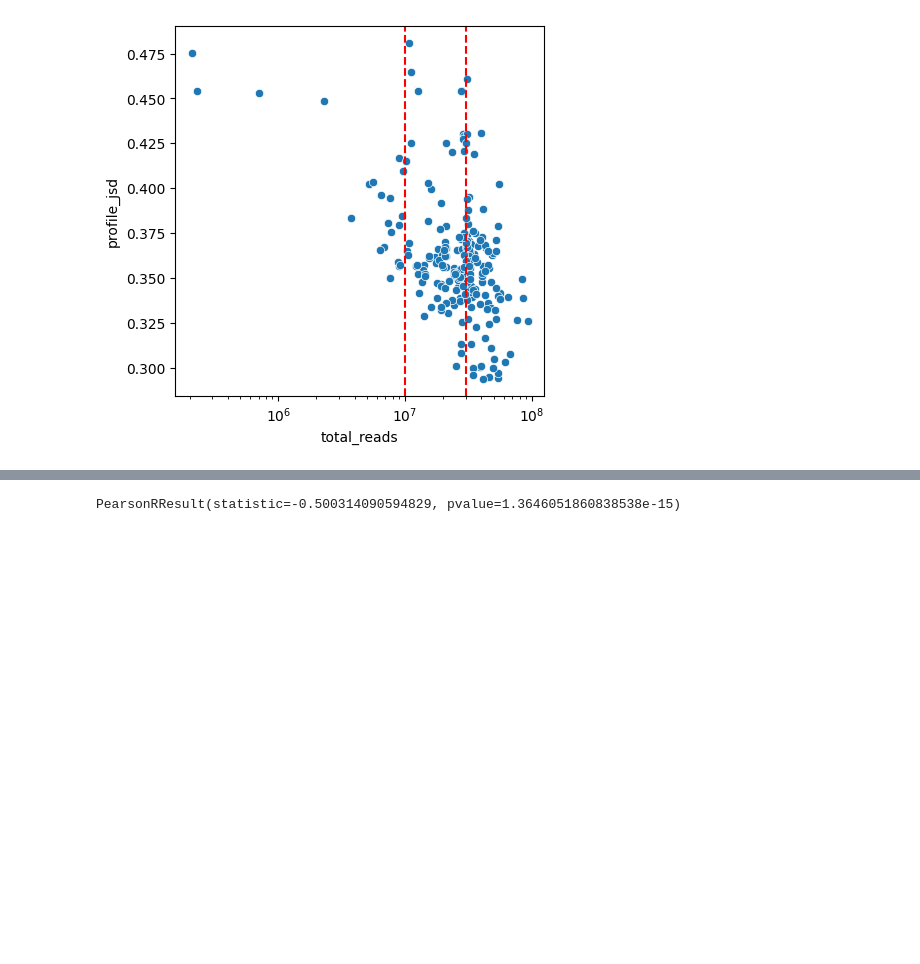
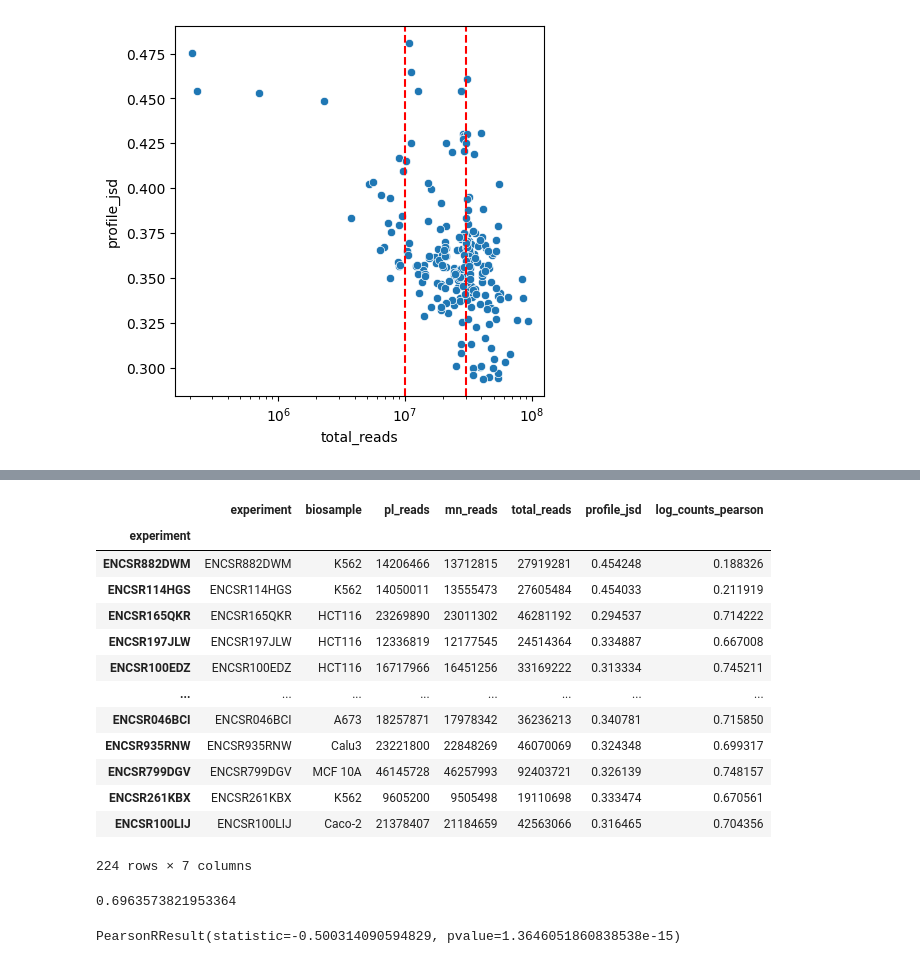
Before and after one commit to kundajelab/procap-atlas, a Jupyter notebook: plots/performance_to_read_depth.ipynb, the cells around one changed output, grey strips where cells are left out. Saved outputs shown, nothing was run; the diff lists cells and outputs as text; code cells hidden in the pictures; blank space fills up the shorter version.

```diff
--- a/plots/performance_to_read_depth.ipynb
+++ b/plots/performance_to_read_depth.ipynb
@@ -77,3 +81,24 @@ ax.axvline(3e7, color="red", linestyle="dashed")
+# %%
+reads
+# %% [output]
+|  | experiment | biosample | pl_reads | mn_reads | total_reads | profile_jsd | log_counts_pearson |
+| experiment |  |  |  |  |  |  |  |
+| ENCSR882DWM | ENCSR882DWM | K562 | 14206466 | 13712815 | 27919281 | 0.454248 | 0.188326 |
+| ENCSR114HGS | ENCSR114HGS | K562 | 14050011 | 13555473 | 27605484 | 0.454033 | 0.211919 |
+| ENCSR165QKR | ENCSR165QKR | HCT116 | 23269890 | 23011302 | 46281192 | 0.294537 | 0.714222 |
+| ENCSR197JLW | ENCSR197JLW | HCT116 | 12336819 | 12177545 | 24514364 | 0.334887 | 0.667008 |
+| ENCSR100EDZ | ENCSR100EDZ | HCT116 | 16717966 | 16451256 | 33169222 | 0.313334 | 0.745211 |
+| ... | ... | ... | ... | ... | ... | ... | ... |
+| ENCSR046BCI | ENCSR046BCI | A673 | 18257871 | 17978342 | 36236213 | 0.340781 | 0.715850 |
+| ENCSR935RNW | ENCSR935RNW | Calu3 | 23221800 | 22848269 | 46070069 | 0.324348 | 0.699317 |
+| ENCSR799DGV | ENCSR799DGV | MCF 10A | 46145728 | 46257993 | 92403721 | 0.326139 | 0.748157 |
+| ENCSR261KBX | ENCSR261KBX | K562 | 9605200 | 9505498 | 19110698 | 0.333474 | 0.670561 |
+| ENCSR100LIJ | ENCSR100LIJ | Caco-2 | 21378407 | 21184659 | 42563066 | 0.316465 | 0.704356 |
+224 rows × 7 columns
+# %%
+reads["log_counts_pearson"].median()
+# %% [output]
+0.6963573821953364
 # %%
 pearsonr(np.log1p(reads["total_reads"]), reads["profile_jsd"])
 # %% [output]
```
Also changed, not shown: parts of 2 cells of this notebook.
